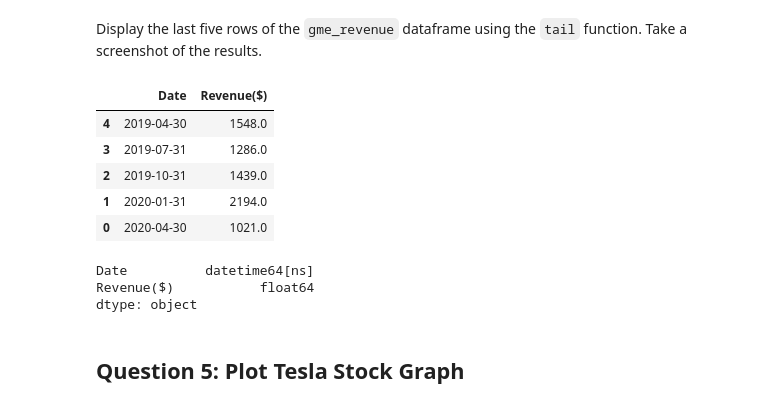
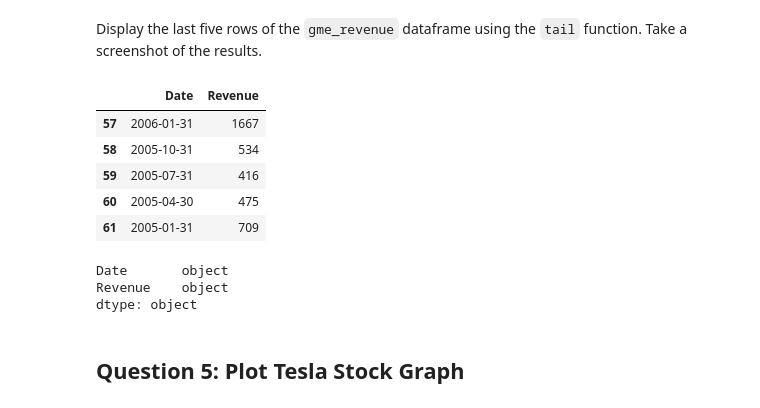
Before and after one commit to andyandhope/Proj4DataScience, a Jupyter notebook: 05_Analyzing Historical Stock:Revenue Data and Building a Dashboard.ipynb, the cells around one changed output. Cells and saved outputs as stored; diff of their text form; code cells hidden in the pictures.

```diff
--- a/05_Analyzing Historical Stock:Revenue Data and Building a Dashboard.ipynb
+++ b/05_Analyzing Historical Stock:Revenue Data and Building a Dashboard.ipynb
@@ -334,37 +330,37 @@ Display the last five rows of the `gme_revenue` dataframe using the `tail` funct
 # %%
 # read table
 gme_revenue = pd.read_html(url)[1]
 # rename headers
 gme_revenue.rename(
     columns={
         "GameStop Quarterly Revenue (Millions of US $)": "Date",
-        "GameStop Quarterly Revenue (Millions of US $).1": "Revenue($)",
+        "GameStop Quarterly Revenue (Millions of US $).1": "Revenue",
     },
     inplace=True,
 )
 # rm dollor symbol
-gme_revenue["Revenue($)"] = gme_revenue["Revenue($)"].str.replace(",|\$", "")
+gme_revenue["Revenue"] = gme_revenue["Revenue"].str.replace(",|\$", "")
 # rm na and empty
 gme_revenue.dropna(inplace=True)
-gme_revenue = gme_revenue[gme_revenue["Revenue($)"] != ""]
+gme_revenue = gme_revenue[gme_revenue["Revenue"] != ""]
 
-# convert to float and overwrite
-gme_revenue["Revenue($)"] = gme_revenue["Revenue($)"].astype("float")
-gme_revenue["Date"] = gme_revenue["Date"].astype("datetime64[ns]")
-gme_revenue.sort_values(by="Date", ascending=True, inplace=True)
+# # convert to float and overwrite
+# gme_revenue["Revenue"] = gme_revenue["Revenue"].astype("float")
+# gme_revenue["Date"] = gme_revenue["Date"].astype("datetime64[ns]")
+# gme_revenue.sort_values(by="Date", ascending=True, inplace=True)
 gme_revenue.tail()
 # %% [output]
-|  | Date | Revenue($) |
-| 4 | 2019-04-30 | 1548.0 |
-| 3 | 2019-07-31 | 1286.0 |
-| 2 | 2019-10-31 | 1439.0 |
-| 1 | 2020-01-31 | 2194.0 |
-| 0 | 2020-04-30 | 1021.0 |
+|  | Date | Revenue |
+| 57 | 2006-01-31 | 1667 |
+| 58 | 2005-10-31 | 534 |
+| 59 | 2005-07-31 | 416 |
+| 60 | 2005-04-30 | 475 |
+| 61 | 2005-01-31 | 709 |
 # %%
 gme_revenue.dtypes
 # %% [output]
-Date          datetime64[ns]
-Revenue($)           float64
+Date       object
+Revenue    object
 dtype: object
 # %% [markdown]
 <!-- @format -->
```
Also changed, not shown: parts of 12 cells of this notebook, 2 other files.
